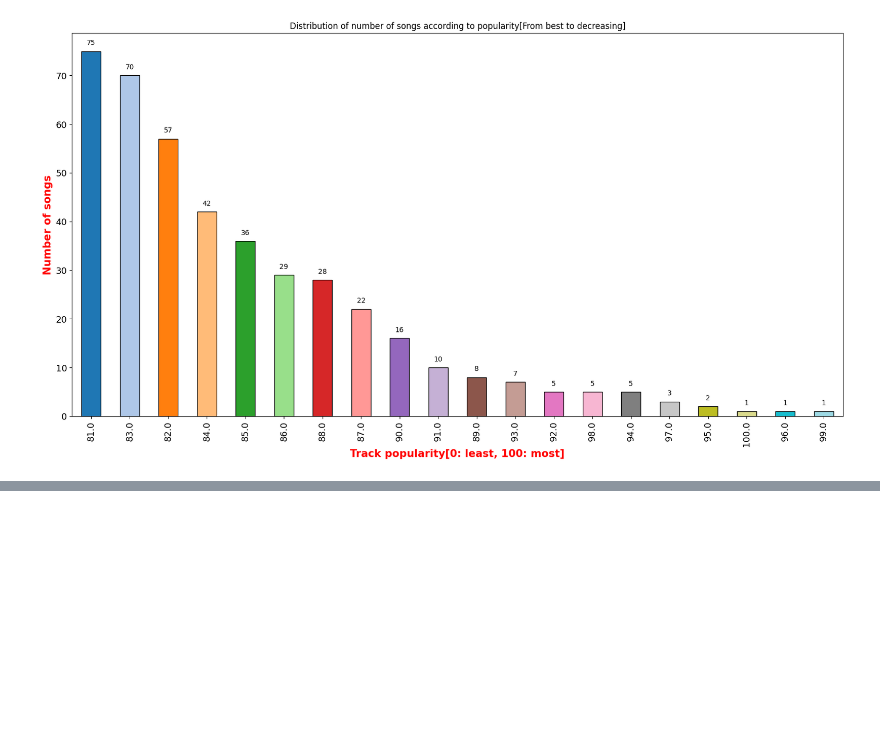
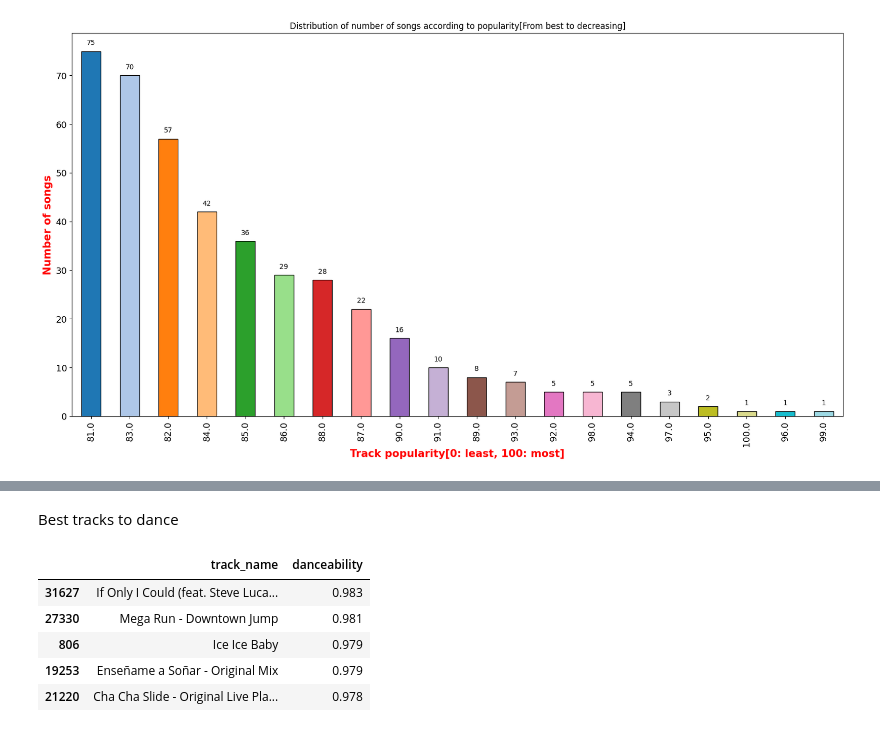
Before and after one commit to hemantsirsat/Data-Visualisation, a Jupyter notebook: Spotify/app.ipynb, the cells around one changed output, grey strips where cells are left out. Drawn from its saved outputs; the diff is of its cells as text; code cells hidden in the pictures; blank space fills up the shorter version.

```diff
--- a/Spotify/app.ipynb
+++ b/Spotify/app.ipynb
@@ -200,0 +232,12 @@ plt.show()
+# %% [markdown]
+Best tracks to dance
+# %%
+top_dance_tracks = df.sort_values(by="danceability",ascending=False)
+top_dance_tracks.head(5)[["track_name","danceability"]]
+# %% [output]
+|  | track_name | danceability |
+| 31627 | If Only I Could (feat. Steve Luca... | 0.983 |
+| 27330 | Mega Run - Downtown Jump | 0.981 |
+| 806 | Ice Ice Baby | 0.979 |
+| 19253 | Enseñame a Soñar - Original Mix | 0.979 |
+| 21220 | Cha Cha Slide - Original Live Pla... | 0.978 |
```
Also changed, not shown: parts of 6 cells of this notebook.
